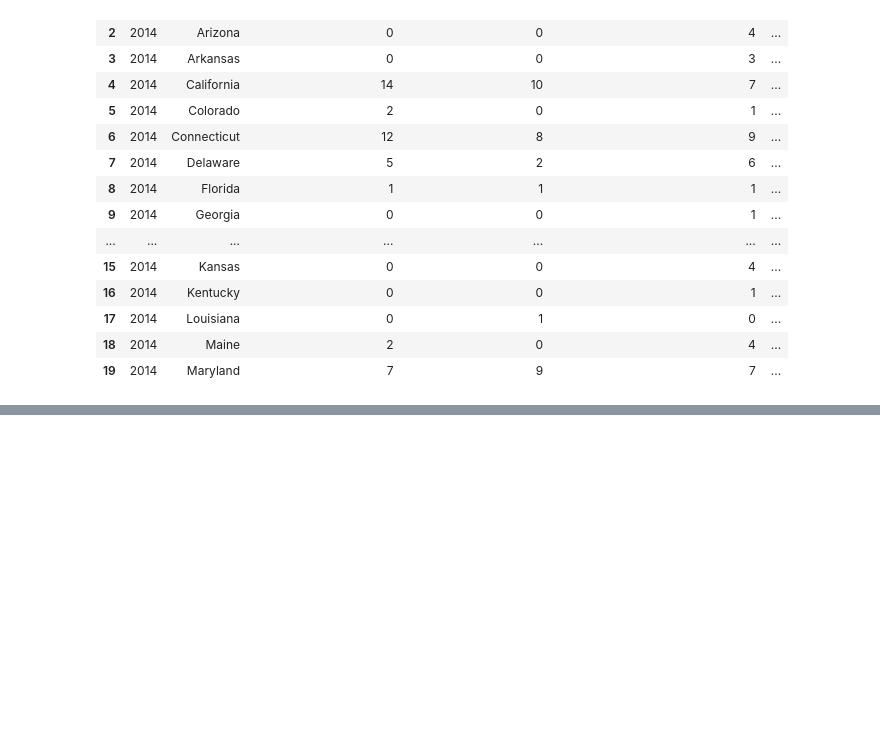
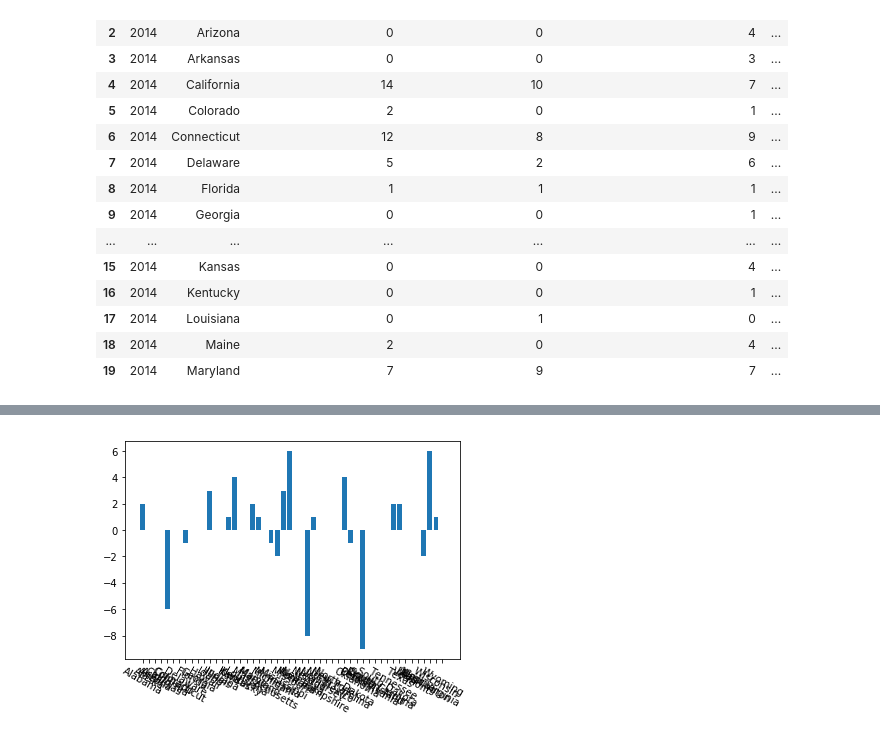
Before and after one commit to Vallito/Project_1, a Jupyter notebook: data/Code/GunLaws_Analyze.ipynb, the cells around one changed output, grey strips where cells are left out. Cells and saved outputs as stored; diff of their text form; code cells hidden in the pictures; blank space fills up the shorter version.

```diff
--- a/data/Code/GunLaws_Analyze.ipynb
+++ b/data/Code/GunLaws_Analyze.ipynb
@@ -145,0 +166,7 @@ summary_df.to_csv('../StateGunLawCategories_2014-2018.csv',index=False)
+# %%
+piv_tot_sum_df['Change2015'] = piv_tot_sum_df[2014]-piv_tot_sum_df[2015]
+piv_tot_sum_df['Change2016'] = piv_tot_sum_df[2015]-piv_tot_sum_df[2016]
+piv_tot_sum_df['Change2017'] = piv_tot_sum_df[2016]-piv_tot_sum_df[2017]
+piv_tot_sum_df['ChangeTotal'] = piv_tot_sum_df[2014]-piv_tot_sum_df[2017]
+df_years = piv_tot_sum_df
+df_years
@@ -145,0 +191,6 @@ summary_df.to_csv('../StateGunLawCategories_2014-2018.csv',index=False)
+# %%
+plt.bar(df_years['state'],df_years['ChangeTotal'])
+plt.xticks(rotation=330)
+plt.show()
+# %% [output]
+[figure, added]
```
Also changed, not shown: parts of 4 cells of this notebook, 1 other file.
